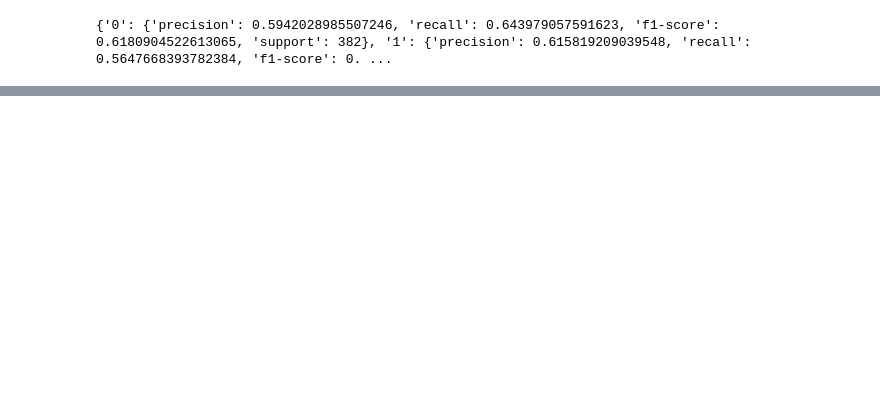
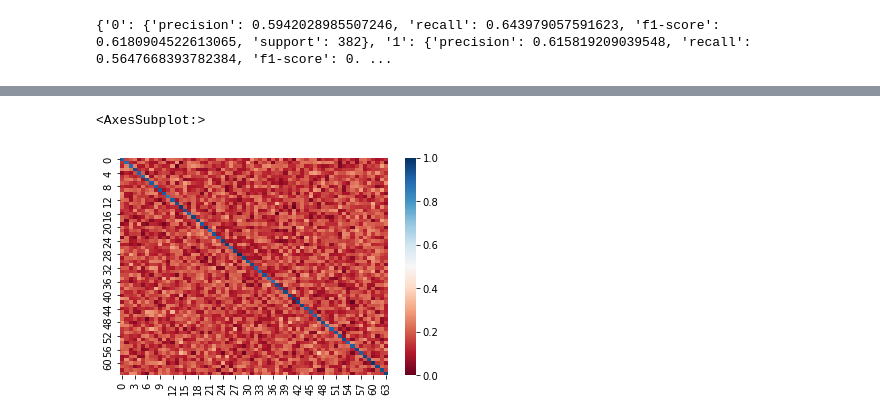
Before and after one commit to amar-enkhbat/thesis-2022, a Jupyter notebook: test_single_subjects.ipynb, the cells around one changed output, grey strips where cells are left out. Drawn from its saved outputs; the diff is of its cells as text; code cells hidden in the pictures; blank space fills up the shorter version.

```diff
--- a/test_single_subjects.ipynb
+++ b/test_single_subjects.ipynb
@@ -130,0 +120,7 @@ print(cr)
+# %%
+adj_scaled = (adj - adj.min()) / (adj.max() - adj.min())
+
+sns.heatmap(adj_scaled, cmap='RdBu')
+# %% [output]
+<AxesSubplot:>
+[figure, added]
```
Also changed, not shown: parts of 10 cells of this notebook, 7 other files.
